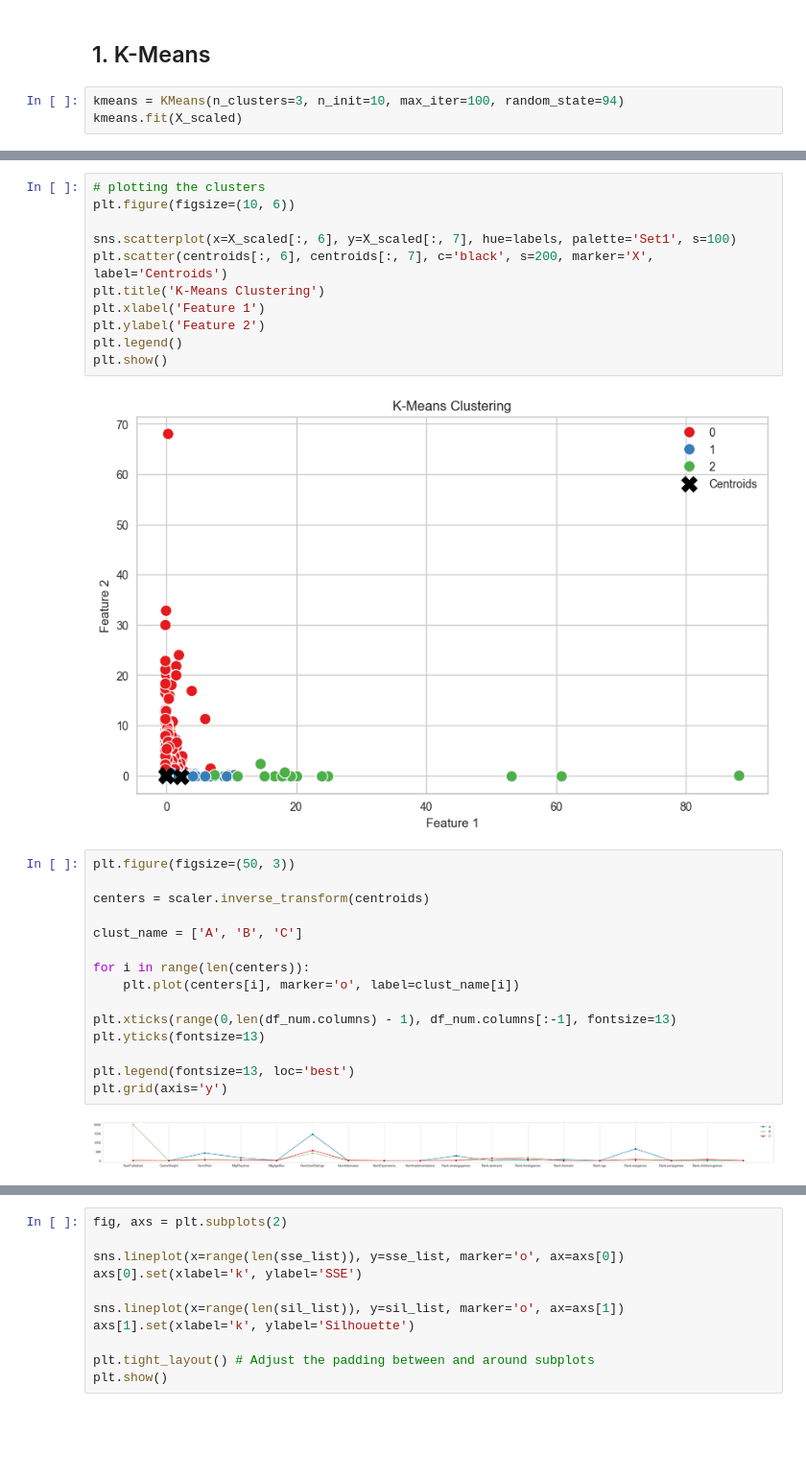
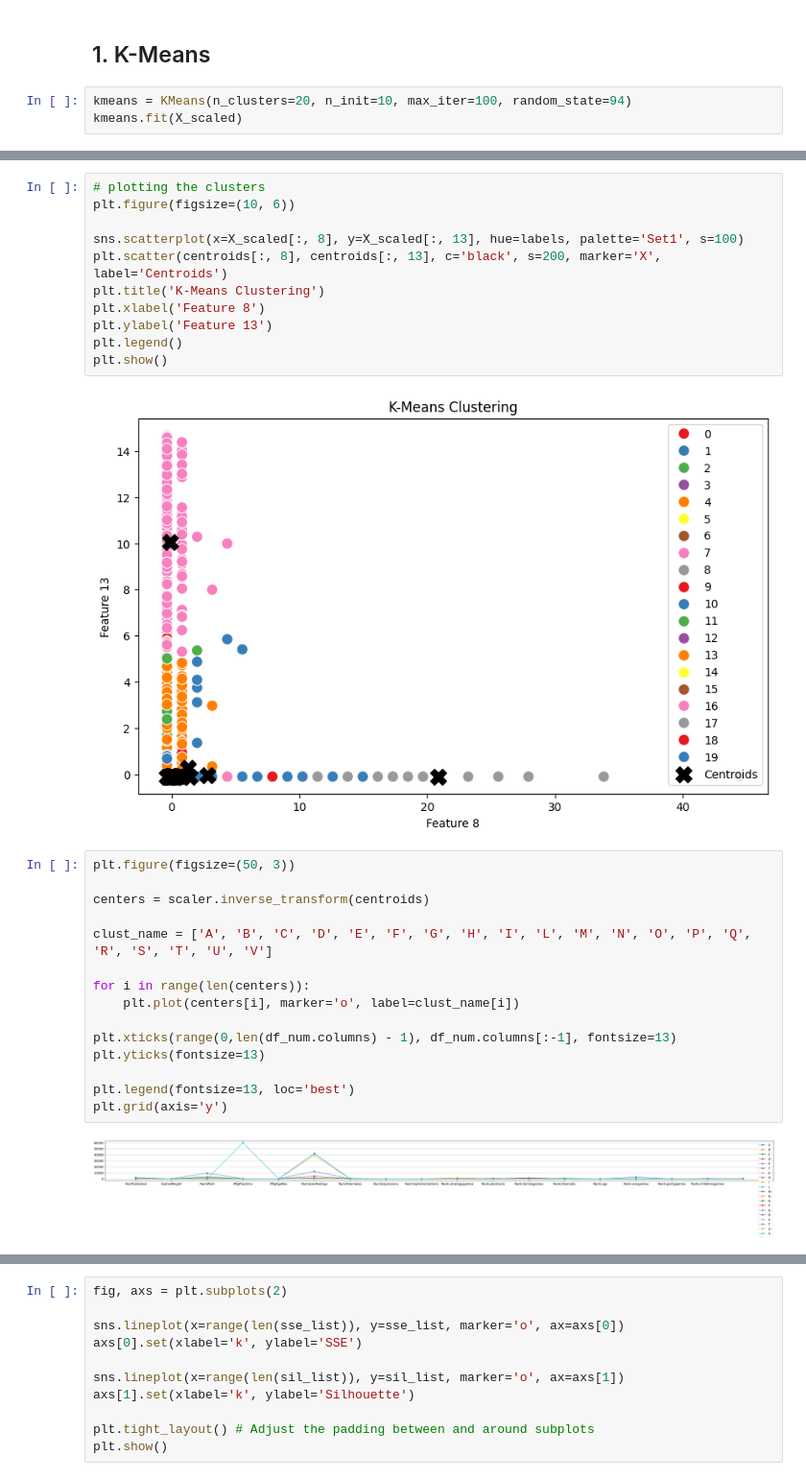
Before and after one commit to leopasq24/DataMining, a Jupyter notebook: clustering.ipynb, the cells around one changed output, grey strips where cells are left out. Shown at 96% size. Drawn from its saved outputs; the diff is of its cells as text; blank space fills up the shorter version.

Commit message:
data preparation & clustering corrected

```diff
--- a/clustering.ipynb
+++ b/clustering.ipynb
@@ -49,6 +49,6 @@ Data shape: (21925, 18), Features: ['YearPublished', 'GameWeight', 'NumWish', 'M
 # %% [markdown]
 ## 1. K-Means
 # %%
-kmeans = KMeans(n_clusters=3, n_init=10, max_iter=100, random_state=94)
+kmeans = KMeans(n_clusters=20, n_init=10, max_iter=100, random_state=94)
 kmeans.fit(X_scaled)
 # %% [output]
@@ -86,32 +85,32 @@ array([[ 9.80599625e-02,  8.27714411e-01,  2.47172614e-01,
 # plotting the clusters
 plt.figure(figsize=(10, 6))
 
-sns.scatterplot(x=X_scaled[:, 6], y=X_scaled[:, 7], hue=labels, palette='Set1', s=100)
-plt.scatter(centroids[:, 6], centroids[:, 7], c='black', s=200, marker='X', label='Centroids')
+sns.scatterplot(x=X_scaled[:, 8], y=X_scaled[:, 13], hue=labels, palette='Set1', s=100)
+plt.scatter(centroids[:, 8], centroids[:, 13], c='black', s=200, marker='X', label='Centroids')
 plt.title('K-Means Clustering')
-plt.xlabel('Feature 1')
-plt.ylabel('Feature 2')
+plt.xlabel('Feature 8')
+plt.ylabel('Feature 13')
 plt.legend()
 plt.show()
 # %% [output]
-[figure, old version]
+[figure, new version]
 # %%
 plt.figure(figsize=(50, 3))
 
 centers = scaler.inverse_transform(centroids)
 
-clust_name = ['A', 'B', 'C']
+clust_name = ['A', 'B', 'C', 'D', 'E', 'F', 'G', 'H', 'I', 'L', 'M', 'N', 'O', 'P', 'Q', 'R', 'S', 'T', 'U', 'V']
 
 for i in range(len(centers)):
     plt.plot(centers[i], marker='o', label=clust_name[i])
 
 plt.xticks(range(0,len(df_num.columns) - 1), df_num.columns[:-1], fontsize=13)
 plt.yticks(fontsize=13)
 
 plt.legend(fontsize=13, loc='best')
 plt.grid(axis='y')
 # %% [output]
-[figure, old version]
+[figure, new version]
 # %%
 # SSE and silhouette score
 sse = kmeans.inertia_
```
Also changed, not shown: parts of 15 cells of this notebook, 1 other file.
